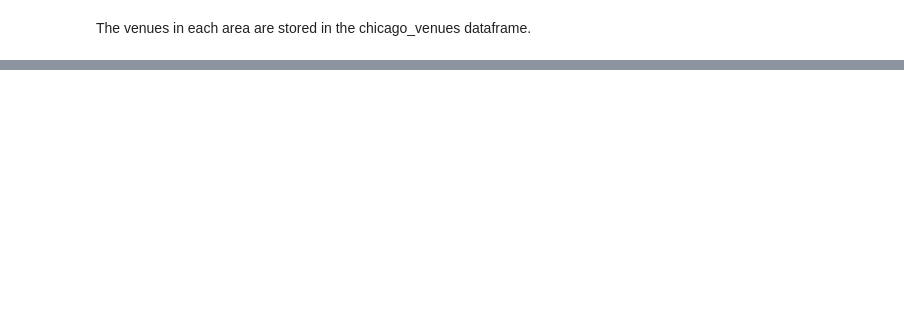
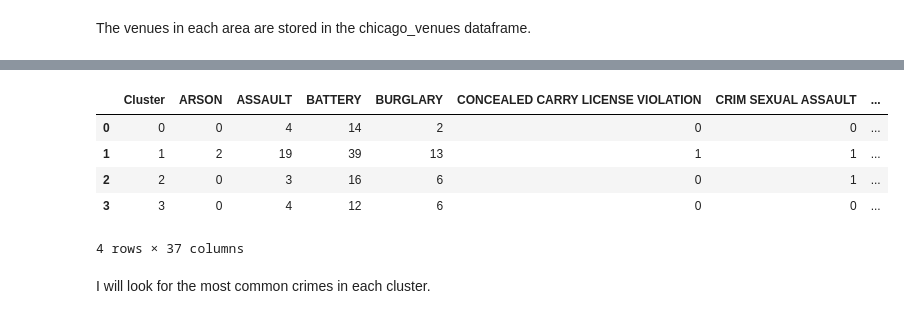
Before and after one commit to JG-AM/Coursera_Capstone, a Jupyter notebook: Final-Project. Correlations of crime and land use in Chicago.ipynb, the cells around one changed output, grey strips where cells are left out. Saved outputs shown, nothing was run; the diff lists cells and outputs as text; code cells hidden in the pictures; blank space fills up the shorter version.

```diff
--- a/Final-Project. Correlations of crime and land use in Chicago.ipynb
+++ b/Final-Project. Correlations of crime and land use in Chicago.ipynb
@@ -176,0 +399,21 @@ The venues in each area are stored in the chicago_venues dataframe.
+# %%
+chicago_crime_cluster=chicago_crime_cluster.drop(columns="COMMUNITY_AREA_NUMBER")
+# %%
+chicago_crime_cluster=chicago_crime_cluster.reset_index()
+# %%
+total_crime=[0,0,0,0]
+for i in range(4):
+    total_crime[i]=chicago_crime_cluster.loc[i][1:].sum()
+# %%
+chicago_crime_cluster["Total_crimes"]=total_crime
+# %%
+chicago_crime_cluster.head()
+# %% [output]
+|  | Cluster | ARSON | ASSAULT | BATTERY | BURGLARY | CONCEALED CARRY LICENSE VIOLATION | CRIM SEXUAL ASSAULT | ... |
+| 0 | 0 | 0 | 4 | 14 | 2 | 0 | 0 | ... |
+| 1 | 1 | 2 | 19 | 39 | 13 | 1 | 1 | ... |
+| 2 | 2 | 0 | 3 | 16 | 6 | 0 | 1 | ... |
+| 3 | 3 | 0 | 4 | 12 | 6 | 0 | 0 | ... |
+4 rows × 37 columns
+# %% [markdown]
+I will look for the most common crimes in each cluster.
```
Also changed, not shown: parts of 55 cells of this notebook.
